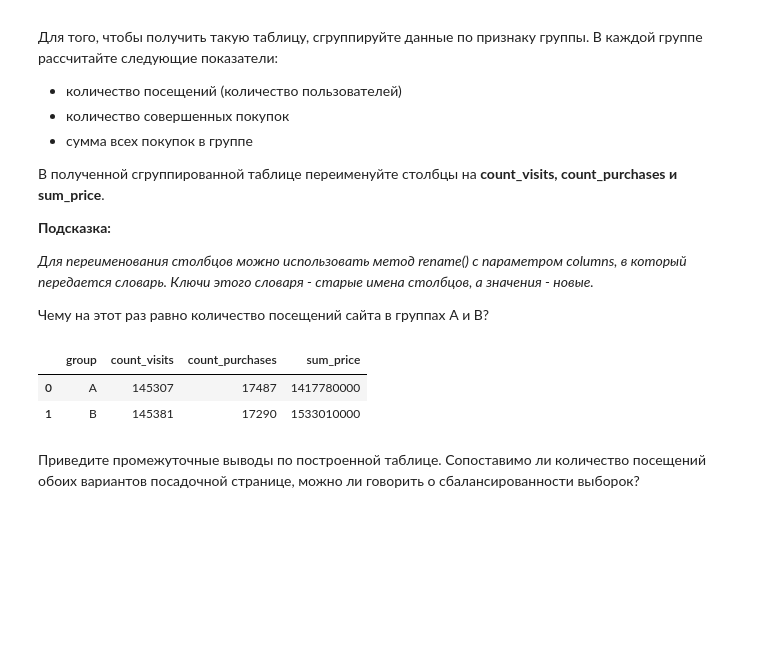
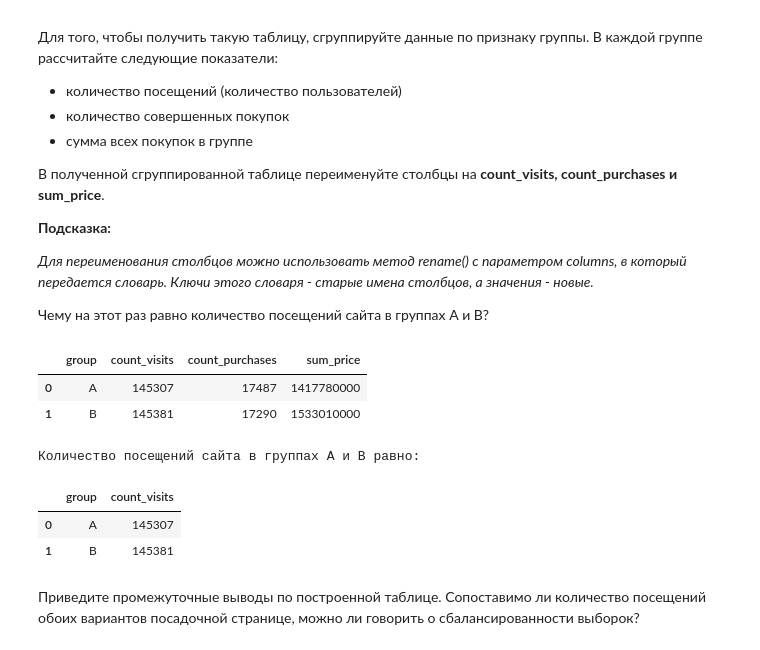
Before and after one commit to Nadarsa/sf_data_science, a Jupyter notebook: Template_EDA_5.ipynb, the cells around one changed output. Cells and saved outputs as stored; diff of their text form; code cells hidden in the pictures; blank space fills up the shorter version.

```diff
--- a/Template_EDA_5.ipynb
+++ b/Template_EDA_5.ipynb
@@ -158,20 +158,26 @@ display(updated_data.head())
 # %%
 grouped_data = updated_data.groupby('group').agg({
     'user_id': 'count',
     'purchase': 'sum',
     'price': 'sum'
 }).reset_index()
 grouped_data = grouped_data.rename(columns={
     'user_id': 'count_visits',
     'purchase': 'count_purchases',
     'price': 'sum_price'
 })
 
 display(grouped_data)
+print('Количество посещений сайта в группах А и B равно: ')
+display(grouped_data[['group', 'count_visits']])
 # %% [output]
 |  | group | count_visits | count_purchases | sum_price |
 | 0 | A | 145307 | 17487 | 1417780000 |
 | 1 | B | 145381 | 17290 | 1533010000 |
+Количество посещений сайта в группах А и B равно:
+|  | group | count_visits |
+| 0 | A | 145307 |
+| 1 | B | 145381 |
 # %% [markdown]
 Приведите промежуточные выводы по построенной таблице. Сопоставимо ли количество посещений обоих вариантов посадочной странице, можно ли говорить о сбалансированности выборок?
 # %% [markdown]
```
